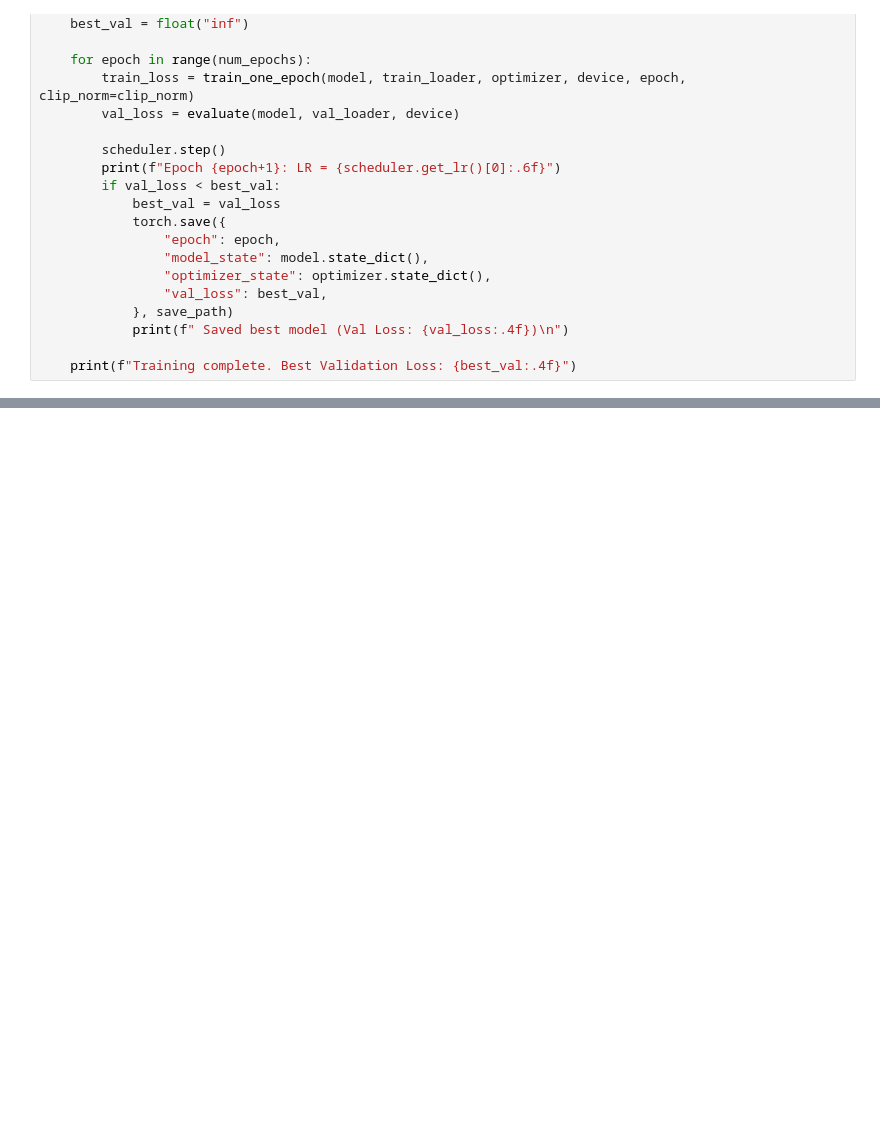
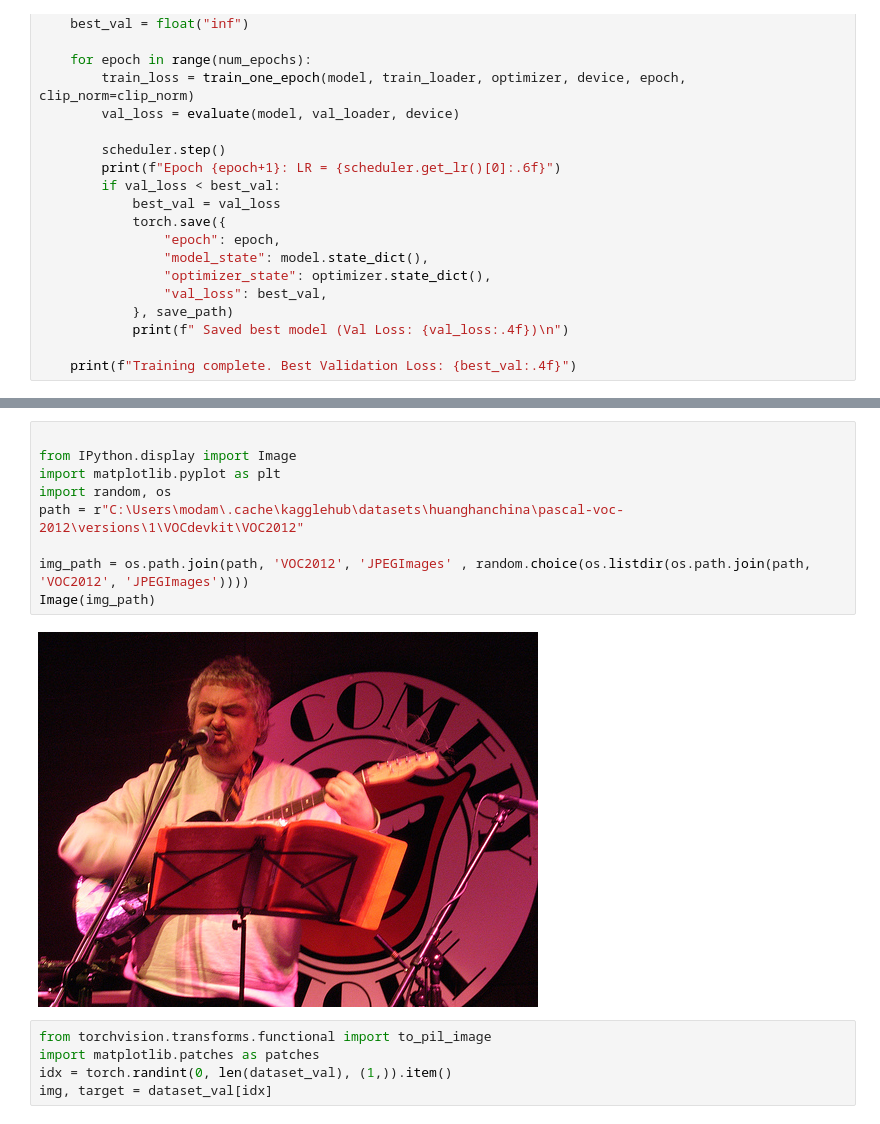
Before and after one commit to Portia-dot/VisionAndMultimodalTransformers, a Jupyter notebook: DETR.ipynb, the cells around one changed output, grey strips where cells are left out. Saved outputs shown, nothing was run; the diff lists cells and outputs as text; blank space fills up the shorter version.

```diff
--- a/DETR.ipynb
+++ b/DETR.ipynb
@@ -673,0 +719,16 @@ train_detr(model, data_loader_train, data_loader_val, optimizer, device,
+# %%
+
+from IPython.display import Image
+import matplotlib.pyplot as plt
+import random, os
+path = r"C:\Users\modam\.cache\kagglehub\datasets\huanghanchina\pascal-voc-2012\versions\1\VOCdevkit\VOC2012"
+
+img_path = os.path.join(path, 'VOC2012', 'JPEGImages' , random.choice(os.listdir(os.path.join(path, 'VOC2012', 'JPEGImages'))))
+Image(img_path)
+# %% [output]
+[figure, added]
+# %%
+from torchvision.transforms.functional import to_pil_image
+import matplotlib.patches as patches
+idx = torch.randint(0, len(dataset_val), (1,)).item()
+img, target = dataset_val[idx]
```
Also changed, not shown: parts of 11 cells of this notebook.
